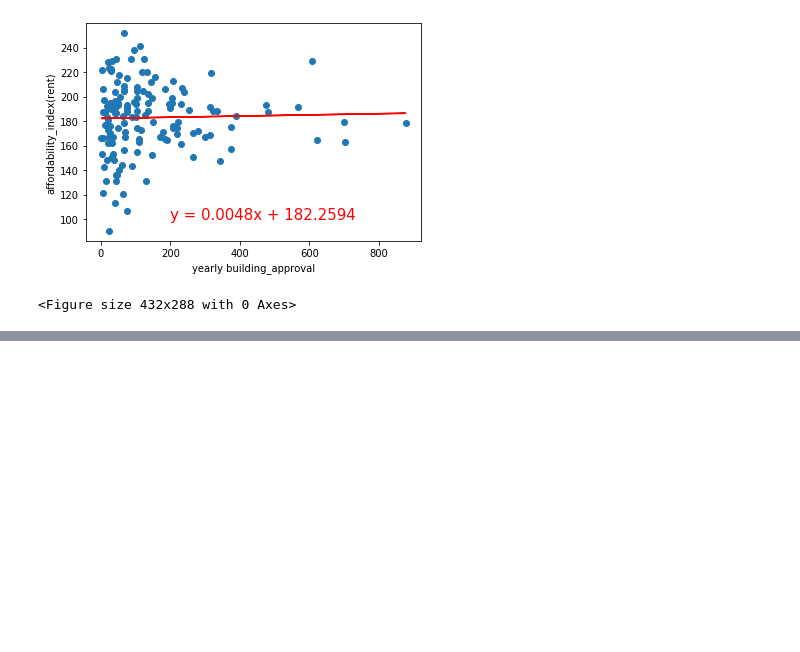
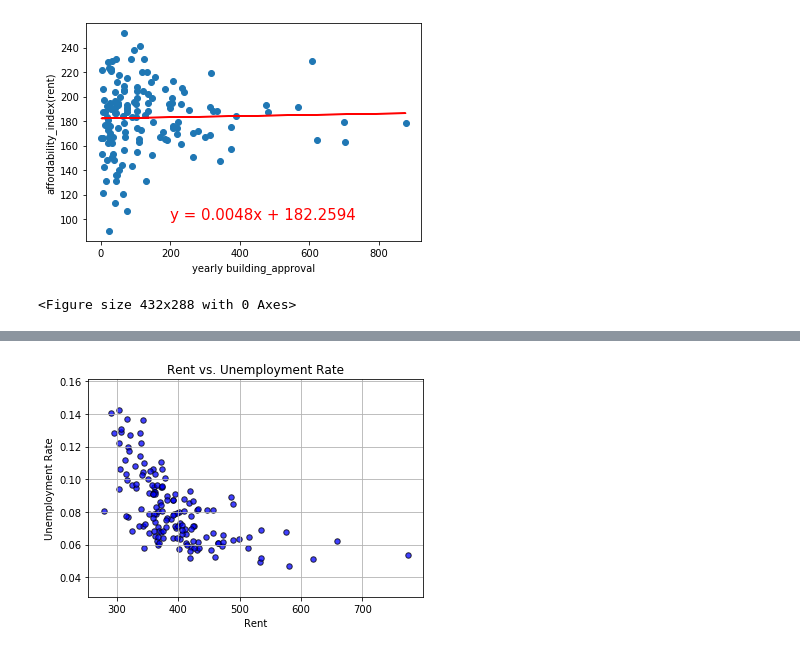
Before and after one commit to jiroken25/project-property, a Jupyter notebook: ProjectCombined.ipynb, the cells around one changed output, grey strips where cells are left out. Saved outputs shown, nothing was run; the diff lists cells and outputs as text; code cells hidden in the pictures; blank space fills up the shorter version.

```diff
--- a/ProjectCombined.ipynb
+++ b/ProjectCombined.ipynb
@@ -200,0 +215,14 @@ The r-squared is: 0.02617817372113006
+# %%
+
+
+plt.scatter(aff_df['median_rent'],aff_df['unemployment_rate'], marker="o", facecolors="blue", edgecolors="black",s=30, alpha=0.75)
+plt.grid()
+
+plt.title(f"Rent vs. Unemployment Rate")
+plt.xlabel('Rent')
+plt.ylabel('Unemployment Rate')
+
+plt.savefig("Rent vs. Unemployment Rate.png")
+plt.show()
+# %% [output]
+[figure, added]
```
Also changed, not shown: parts of 6 cells of this notebook, 4 other files.
